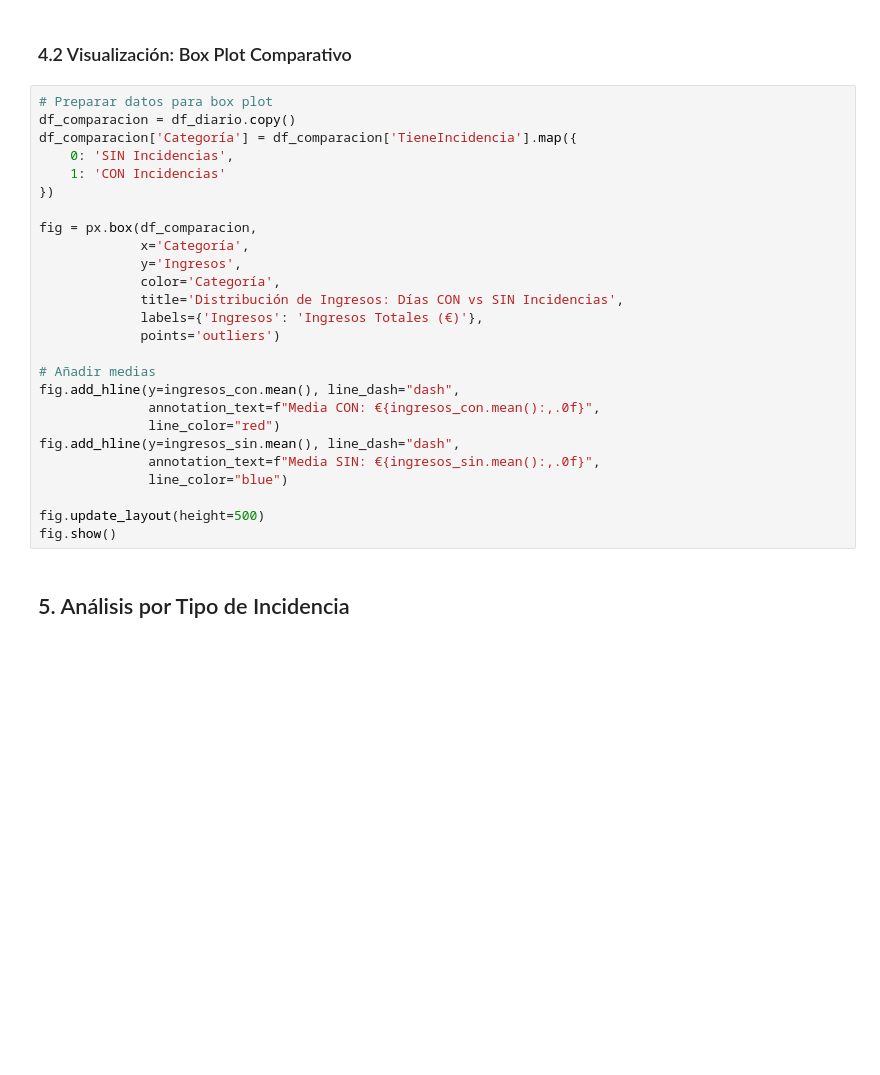
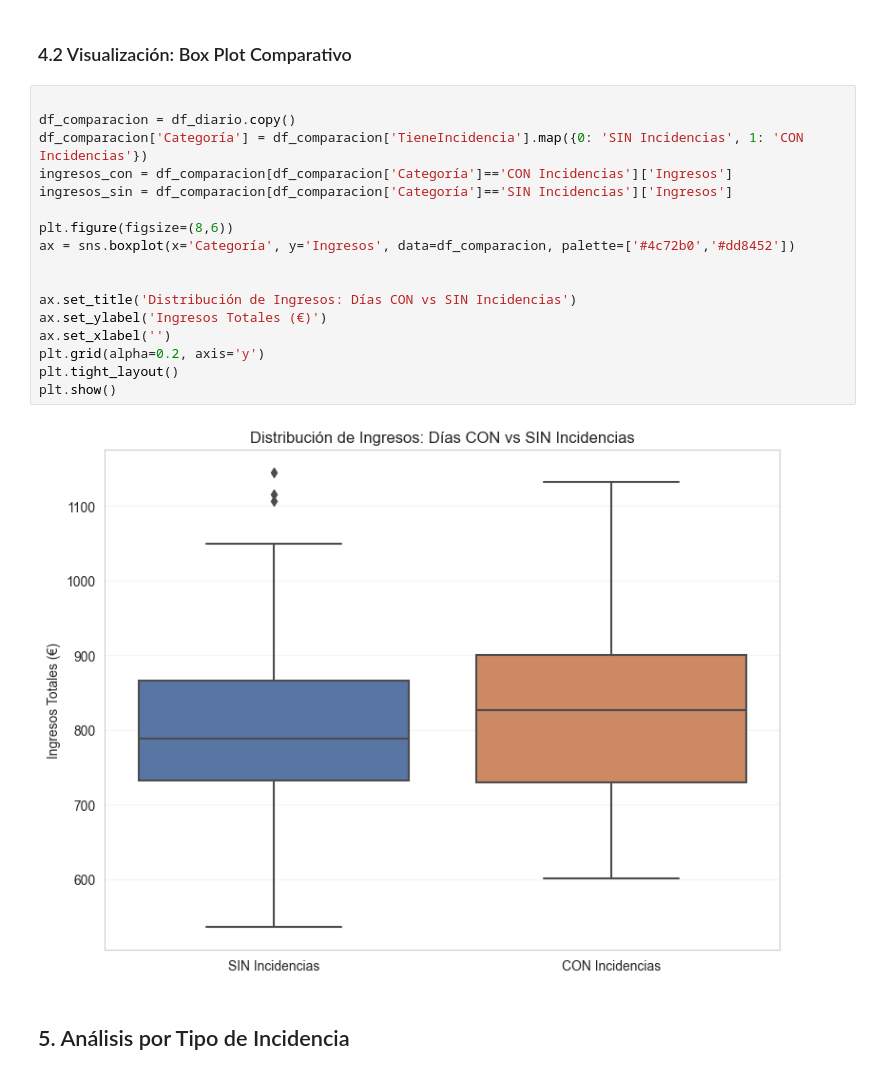
Before and after one commit to estevo97/Proyecto-Ventas-Incidencias, a Jupyter notebook: analysis/correlacion_impacto.ipynb, the cells around one changed output. Cells and saved outputs as stored; diff of their text form; blank space fills up the shorter version.

```diff
--- a/analysis/correlacion_impacto.ipynb
+++ b/analysis/correlacion_impacto.ipynb
@@ -263,32 +290,25 @@ Mann-Whitney U (no paramétrico):
 Como vemos, ese 1.63% de diferencia no es suficiente para afirmar que haya diferencia significativa entre los días con incidencias y los días en los que no la hay. Podemos decir, pues, que las incidencias no afectan, en el global de los datos, a los ingresos promedio. Podríamos, en un futuro, desglosar en categorías estos datos y aplicar, para cada caso, la prueba T. De este modo podríamos encontrar algún contexto de filtro (por ejemplo, cancelaciones en ferrocarriles en un mes donde haya habido inclemencias climáticas) en donde sí se noten estas diferencias de forma significativa.
 # %% [markdown]
 ### 4.2 Visualización: Box Plot Comparativo
-# %%
-# Preparar datos para box plot
-df_comparacion = df_diario.copy()
-df_comparacion['Categoría'] = df_comparacion['TieneIncidencia'].map({
-    0: 'SIN Incidencias',
-    1: 'CON Incidencias'
-})
-
-fig = px.box(df_comparacion,
-             x='Categoría',
-             y='Ingresos',
-             color='Categoría',
-             title='Distribución de Ingresos: Días CON vs SIN Incidencias',
-             labels={'Ingresos': 'Ingresos Totales (€)'},
-             points='outliers')
-
-# Añadir medias
-fig.add_hline(y=ingresos_con.mean(), line_dash="dash",
-              annotation_text=f"Media CON: €{ingresos_con.mean():,.0f}",
-              line_color="red")
-fig.add_hline(y=ingresos_sin.mean(), line_dash="dash",
-              annotation_text=f"Media SIN: €{ingresos_sin.mean():,.0f}",
-              line_color="blue")
-
-fig.update_layout(height=500)
-fig.show()
+# %%
+
+df_comparacion = df_diario.copy()
+df_comparacion['Categoría'] = df_comparacion['TieneIncidencia'].map({0: 'SIN Incidencias', 1: 'CON Incidencias'})
+ingresos_con = df_comparacion[df_comparacion['Categoría']=='CON Incidencias']['Ingresos']
+ingresos_sin = df_comparacion[df_comparacion['Categoría']=='SIN Incidencias']['Ingresos']
+
+plt.figure(figsize=(8,6))
+ax = sns.boxplot(x='Categoría', y='Ingresos', data=df_comparacion, palette=['#4c72b0','#dd8452'])
+
+
+ax.set_title('Distribución de Ingresos: Días CON vs SIN Incidencias')
+ax.set_ylabel('Ingresos Totales (€)')
+ax.set_xlabel('')
+plt.grid(alpha=0.2, axis='y')
+plt.tight_layout()
+plt.show()
+# %% [output]
+[figure, added]
 # %% [markdown]
 ## 5. Análisis por Tipo de Incidencia
 # %%
```
Also changed, not shown: parts of 6 cells of this notebook.
